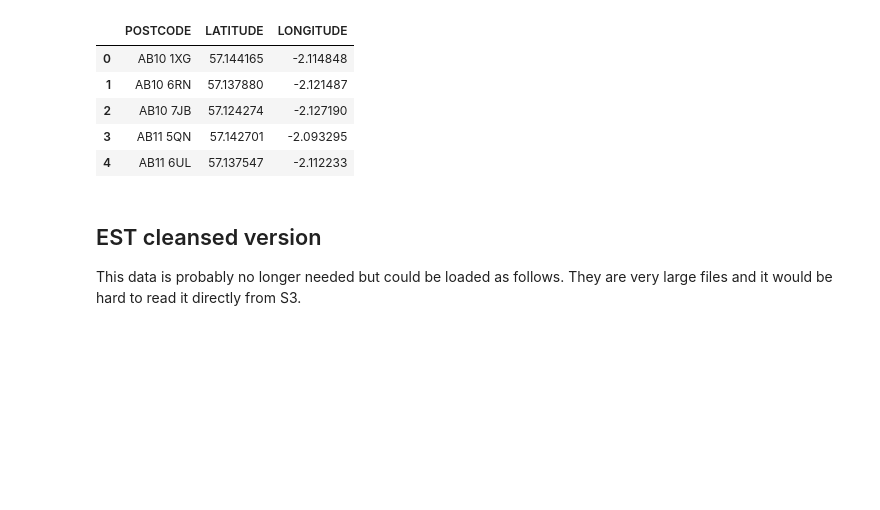
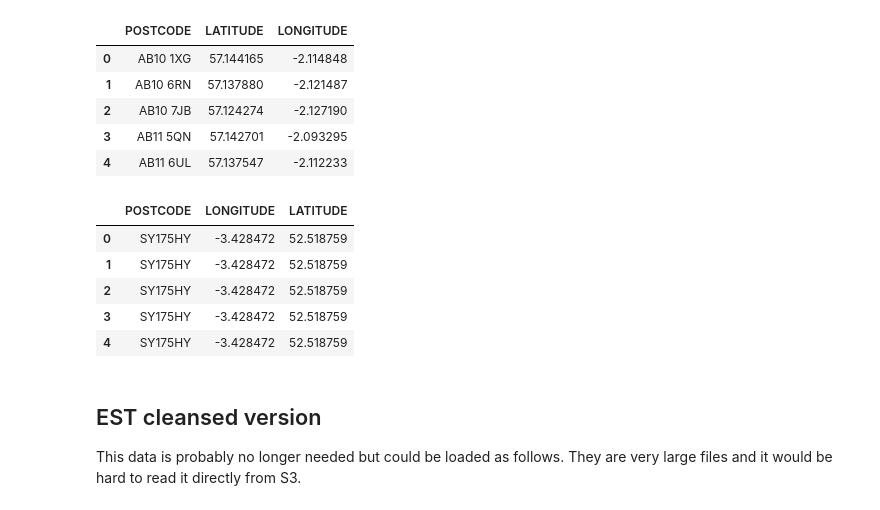
Before and after one commit to nestauk/asf_core_data, a Jupyter notebook: asf_core_data/analysis/data_loading.ipynb, the cells around one changed output. Cells and saved outputs as stored; diff of their text form; code cells hidden in the pictures; blank space fills up the shorter version.

```diff
--- a/asf_core_data/analysis/data_loading.ipynb
+++ b/asf_core_data/analysis/data_loading.ipynb
@@ -411,8 +406,15 @@ coords.head()
 | 3 | AB11 5QN | 57.142701 | -2.093295 |
 | 4 | AB11 6UL | 57.137547 | -2.112233 |
 # %%
-wales_epc_reduced = feature_engineering.get_postcode_coordinates(wales_epc_reduced)
-wales_epc_reduced[['POSTCODE', 'LONGITUDE', 'LATITUDE']].head()
+wales_epc_reduced_w_coords = feature_engineering.get_postcode_coordinates(wales_epc_reduced)
+wales_epc_reduced_w_coords[['POSTCODE', 'LONGITUDE', 'LATITUDE']].head()
+# %% [output]
+|  | POSTCODE | LONGITUDE | LATITUDE |
+| 0 | SY175HY | -3.428472 | 52.518759 |
+| 1 | SY175HY | -3.428472 | 52.518759 |
+| 2 | SY175HY | -3.428472 | 52.518759 |
+| 3 | SY175HY | -3.428472 | 52.518759 |
+| 4 | SY175HY | -3.428472 | 52.518759 |
 # %% [markdown]
 ## EST cleansed version
 
```
Also changed, not shown: parts of 8 cells of this notebook.
